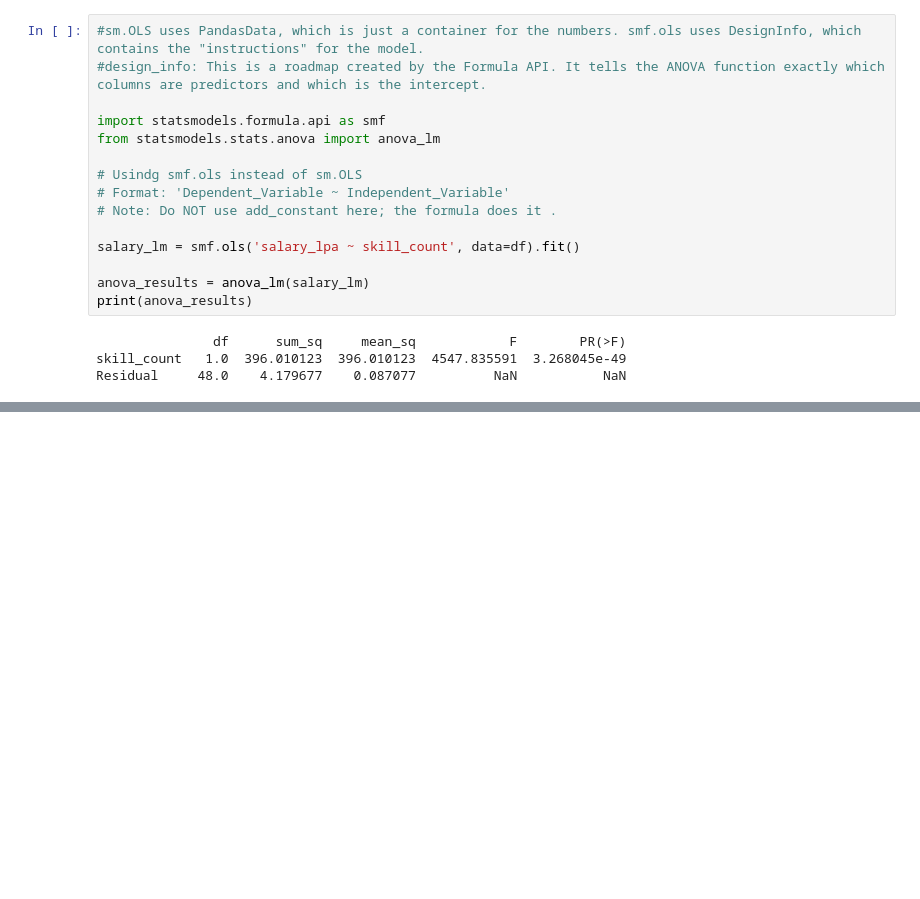
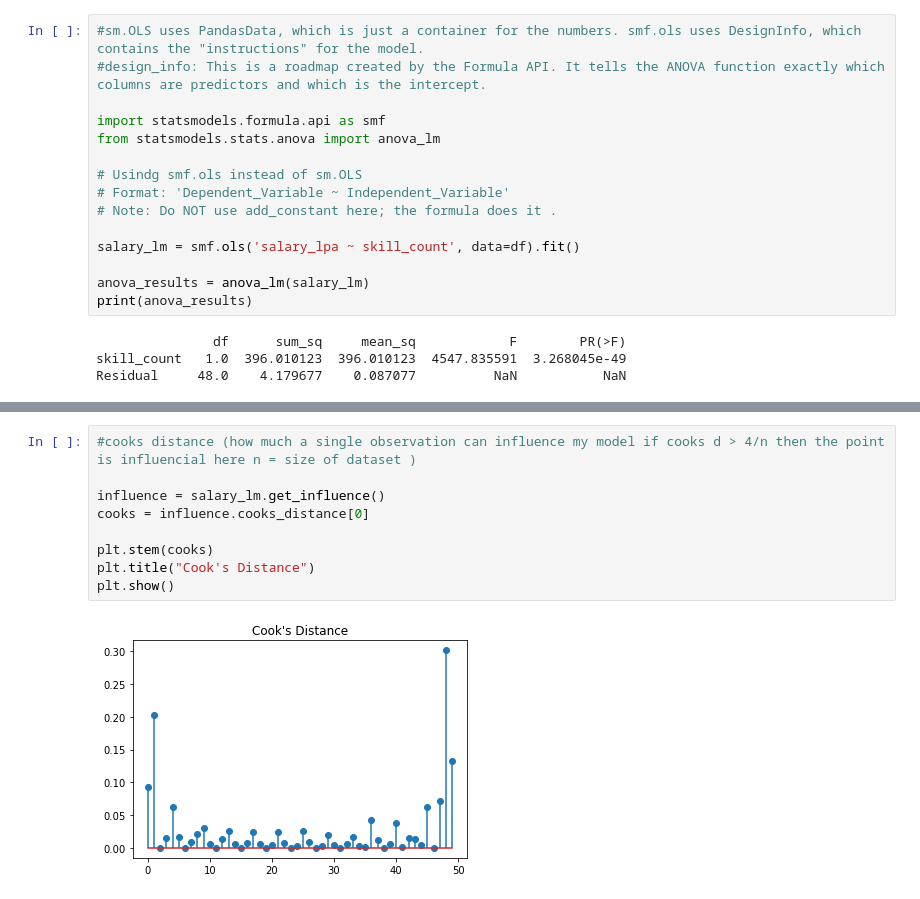
Before and after one commit to Shaik-arshiya-firdouse/Salary-LPA-Prediction-Machine-Learning-Simple-linear-Regression, a Jupyter notebook: simple_linear_regression.ipynb, the cells around one changed output, grey strips where cells are left out. Saved outputs shown, nothing was run; the diff lists cells and outputs as text; blank space fills up the shorter version.

```diff
--- a/simple_linear_regression.ipynb
+++ b/simple_linear_regression.ipynb
@@ -148,0 +167,11 @@ Residual     48.0    4.179677    0.087077          NaN           NaN
+# %%
+#cooks distance (how much a single observation can influence my model if cooks d > 4/n then the point is influencial here n = size of dataset )
+
+influence = salary_lm.get_influence()
+cooks = influence.cooks_distance[0]
+
+plt.stem(cooks)
+plt.title("Cook's Distance")
+plt.show()
+# %% [output]
+[figure, added]
```
Also changed, not shown: parts of 2 cells of this notebook.
